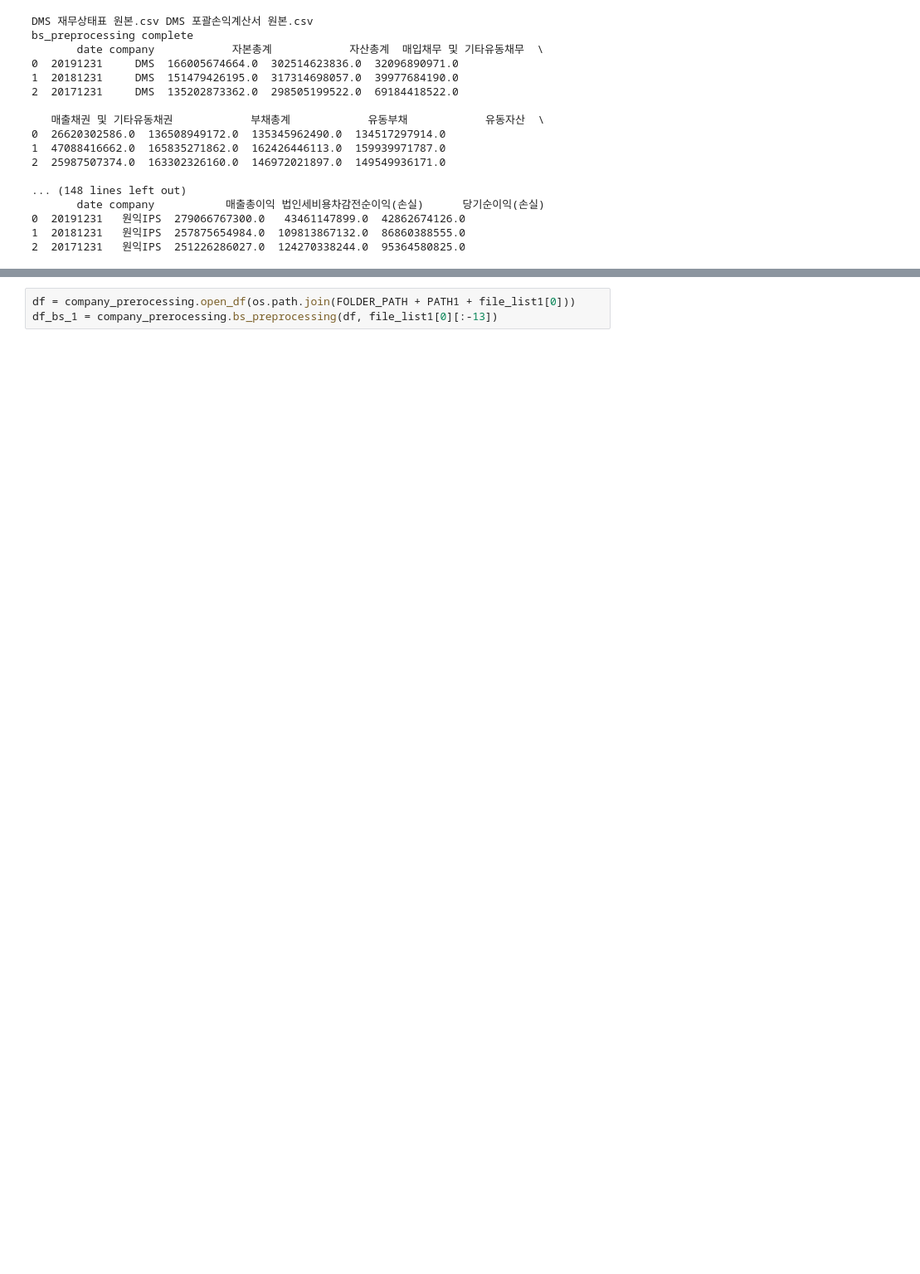
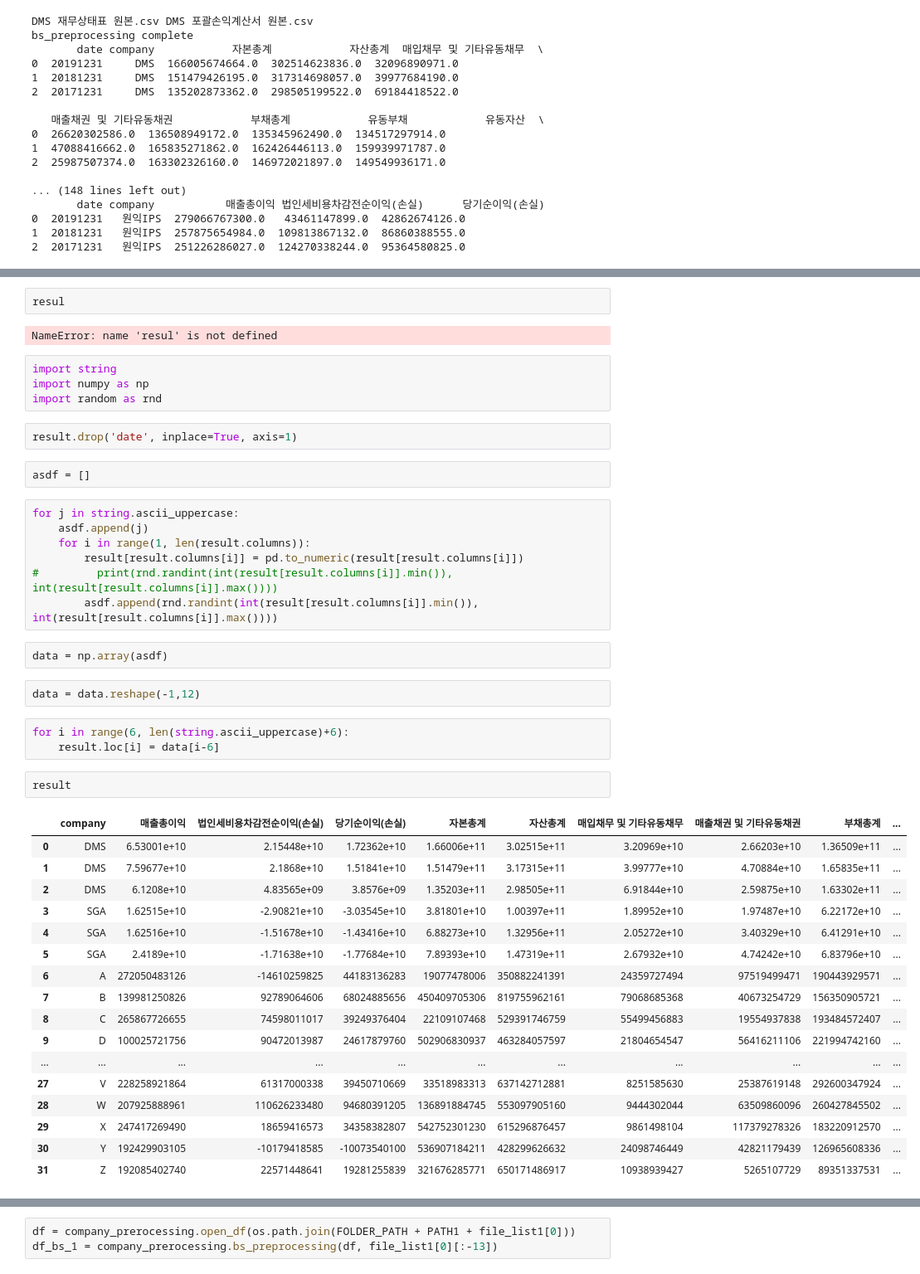
Before and after one commit to Seungki-Jeong/Analysis-of-Corporate-Bankruptcy, a Jupyter notebook: 재무제표, 포괄손익계산서 전처리 - 건실기업.ipynb, the cells around one changed output, grey strips where cells are left out. Shown at 83% size. Cells and saved outputs as stored; diff of their text form; blank space fills up the shorter version.

```diff
--- a/재무제표, 포괄손익계산서 전처리 - 건실기업.ipynb
+++ b/재무제표, 포괄손익계산서 전처리 - 건실기업.ipynb
@@ -233,0 +205,46 @@ cis_a
+# %%
+resul
+# %% [output]
+NameError: name 'resul' is not defined
+# %%
+import string
+import numpy as np
+import random as rnd
+# %%
+result.drop('date', inplace=True, axis=1)
+# %%
+asdf = []
+# %%
+for j in string.ascii_uppercase:
+    asdf.append(j)
+    for i in range(1, len(result.columns)):
+        result[result.columns[i]] = pd.to_numeric(result[result.columns[i]])
+#         print(rnd.randint(int(result[result.columns[i]].min()), int(result[result.columns[i]].max())))
+        asdf.append(rnd.randint(int(result[result.columns[i]].min()), int(result[result.columns[i]].max())))
+# %%
+data = np.array(asdf)
+# %%
+data = data.reshape(-1,12)
+# %%
+for i in range(6, len(string.ascii_uppercase)+6):
+    result.loc[i] = data[i-6]
+# %%
+result
+# %% [output]
+|  | company | 매출총이익 | 법인세비용차감전순이익(손실) | 당기순이익(손실) | 자본총계 | 자산총계 | 매입채무 및 기타유동채무 | 매출채권 및 기타유동채권 | 부채총계 | ... |
+| 0 | DMS | 6.53001e+10 | 2.15448e+10 | 1.72362e+10 | 1.66006e+11 | 3.02515e+11 | 3.20969e+10 | 2.66203e+10 | 1.36509e+11 | ... |
+| 1 | DMS | 7.59677e+10 | 2.1868e+10 | 1.51841e+10 | 1.51479e+11 | 3.17315e+11 | 3.99777e+10 | 4.70884e+10 | 1.65835e+11 | ... |
+| 2 | DMS | 6.1208e+10 | 4.83565e+09 | 3.8576e+09 | 1.35203e+11 | 2.98505e+11 | 6.91844e+10 | 2.59875e+10 | 1.63302e+11 | ... |
+| 3 | SGA | 1.62515e+10 | -2.90821e+10 | -3.03545e+10 | 3.81801e+10 | 1.00397e+11 | 1.89952e+10 | 1.97487e+10 | 6.22172e+10 | ... |
+| 4 | SGA | 1.62516e+10 | -1.51678e+10 | -1.43416e+10 | 6.88273e+10 | 1.32956e+11 | 2.05272e+10 | 3.40329e+10 | 6.41291e+10 | ... |
+| 5 | SGA | 2.4189e+10 | -1.71638e+10 | -1.77684e+10 | 7.89393e+10 | 1.47319e+11 | 2.67932e+10 | 4.74242e+10 | 6.83796e+10 | ... |
+| 6 | A | 272050483126 | -14610259825 | 44183136283 | 19077478006 | 350882241391 | 24359727494 | 97519499471 | 190443929571 | ... |
+| 7 | B | 139981250826 | 92789064606 | 68024885656 | 450409705306 | 819755962161 | 79068685368 | 40673254729 | 156350905721 | ... |
+| 8 | C | 265867726655 | 74598011017 | 39249376404 | 22109107468 | 529391746759 | 55499456883 | 19554937838 | 193484572407 | ... |
+| 9 | D | 100025721756 | 90472013987 | 24617879760 | 502906830937 | 463284057597 | 21804654547 | 56416211106 | 221994742160 | ... |
+| ... | ... | ... | ... | ... | ... | ... | ... | ... | ... | ... |
+| 27 | V | 228258921864 | 61317000338 | 39450710669 | 33518983313 | 637142712881 | 8251585630 | 25387619148 | 292600347924 | ... |
+| 28 | W | 207925888961 | 110626233480 | 94680391205 | 136891884745 | 553097905160 | 9444302044 | 63509860096 | 260427845502 | ... |
+| 29 | X | 247417269490 | 18659416573 | 34358382807 | 542752301230 | 615296876457 | 9861498104 | 117379278326 | 183220912570 | ... |
+| 30 | Y | 192429903105 | -10179418585 | -10073540100 | 536907184211 | 428299626632 | 24098746449 | 42821179439 | 126965608336 | ... |
+| 31 | Z | 192085402740 | 22571448641 | 19281255839 | 321676285771 | 650171486917 | 10938939427 | 5265107729 | 89351337531 | ... |
```
Also changed, not shown: parts of 5 cells of this notebook, 7 other files.
